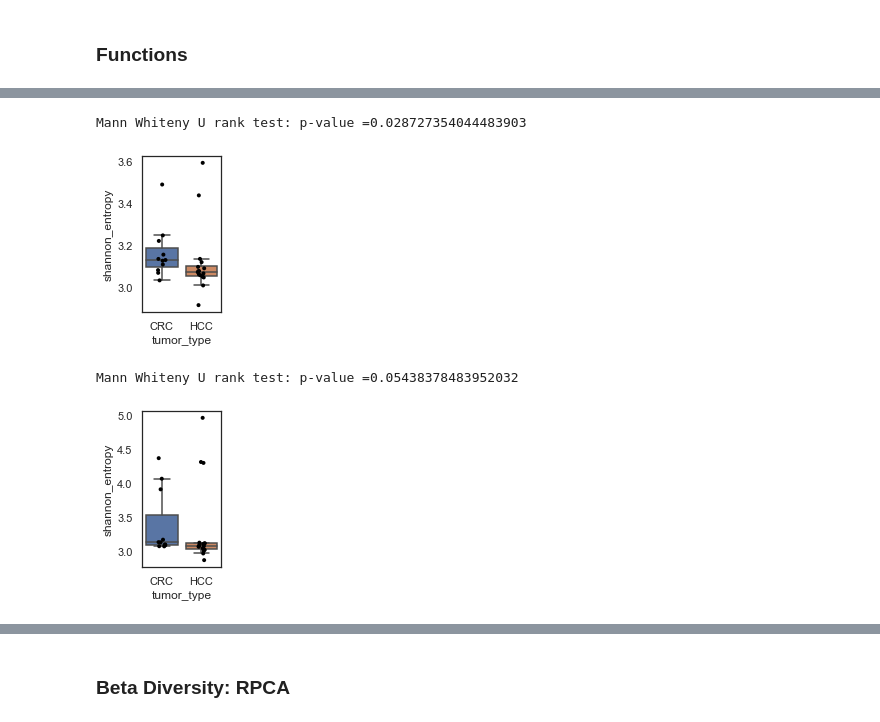
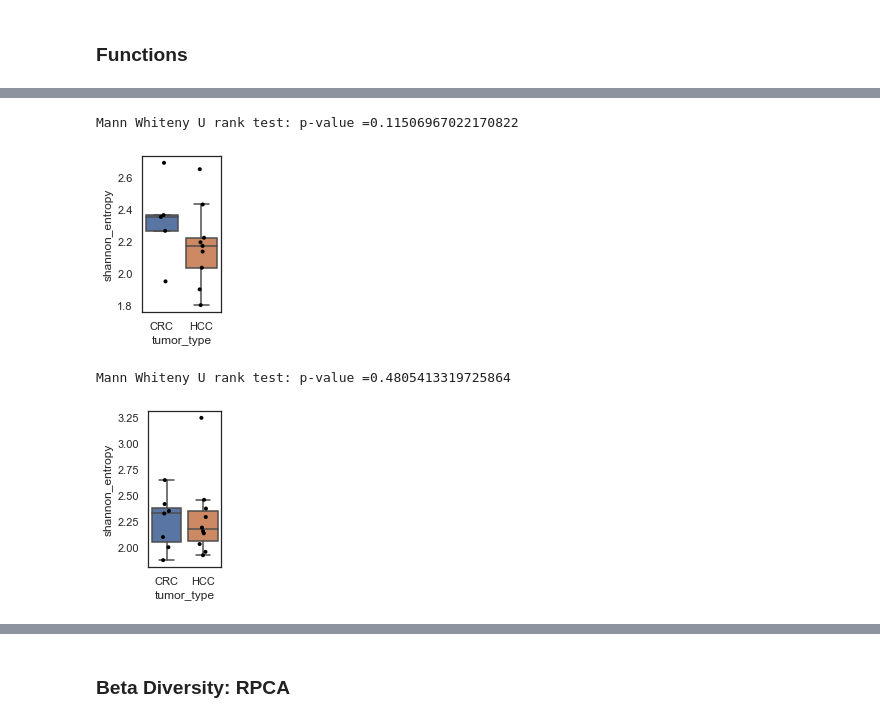
Before and after one commit to cguccione/HCC-microbialDNA, a Jupyter notebook: 4_Analysis_Figures.ipynb, the cells around one changed output, grey strips where cells are left out. Saved outputs shown, nothing was run; the diff lists cells and outputs as text; code cells hidden in the pictures.

Commit message:
Update alpha and beta plots
- Cleaned up file names and removed files that we don't need
- Reproducible alpha/beta diversity
- Added tables full to get the average of alpha and beta diversity

```diff
--- a/Figure_Plotting.ipynb
+++ b/4_Analysis_Figures.ipynb
@@ -22,2 +32,4 @@ from matplotlib.colors import LogNorm
+# %%
+key_var='_pese_pangenome_align-RS210_masked_none_scrubbed_p0.25'
 # %% [markdown]
 ### Functions
@@ -97,0 +56,23 @@ def plot_avg_rpca(df, fn):
+# %%
+def table_prep_custom(table, fn, rarefaction=None, import_prior=None, save_rare=True):
+
+    #Pull exact table from prior rarify runs
+    if import_prior != None:
+        #Import biplot back into python
+        print('Importing prior table', import_prior)
+        ft = Artifact.load('processed_data/qza/rare_tables/rare_' + str(rarefaction) + '_' + fn + import_prior + '.qza')
+        return(ft)
+
+    #Convert tableto q2 object
+    ft = Artifact.import_data("FeatureTable[Frequency]", table.T)
+
+    #(Optional) Rarefaction
+    if rarefaction != None:
+        ft = rarefy(table=ft, sampling_depth = rarefaction)
+        ft = ft.rarefied_table
+
+        if save_rare == True:
+            #Save ft
+            ft.save('processed_data/qza/rare_tables/rare_' + str(rarefaction) + '_' + fn + '.qza')
+
+    return(ft)
@@ -142,12 +388,12 @@ Mann Whiteny U rank test: p-value =0.18318581886832858
 # %%
 #(supplemental figure)
-alpha_diversity('adj_HCC_v_CRC')
+alpha_diversity('adj_HCC_v_CRC', rarefaction=60, save_fig=False, save_rare=False)
 # %% [output]
-Mann Whiteny U rank test: p-value =0.028727354044483903
+Mann Whiteny U rank test: p-value =0.11506967022170822
-[figure, old version]
+[figure, new version]
 # %%
 #(supplemental figure)
-alpha_diversity('tumor_HCC_v_CRC')
+alpha_diversity('tumor_HCC_v_CRC', rarefaction=60, save_fig=False, save_rare=False)
 # %% [output]
-Mann Whiteny U rank test: p-value =0.05438378483952032
+Mann Whiteny U rank test: p-value =0.4805413319725864
-[figure, old version]
+[figure, new version]
```
Also changed, not shown: parts of 78 cells of this notebook, 6 other files.
